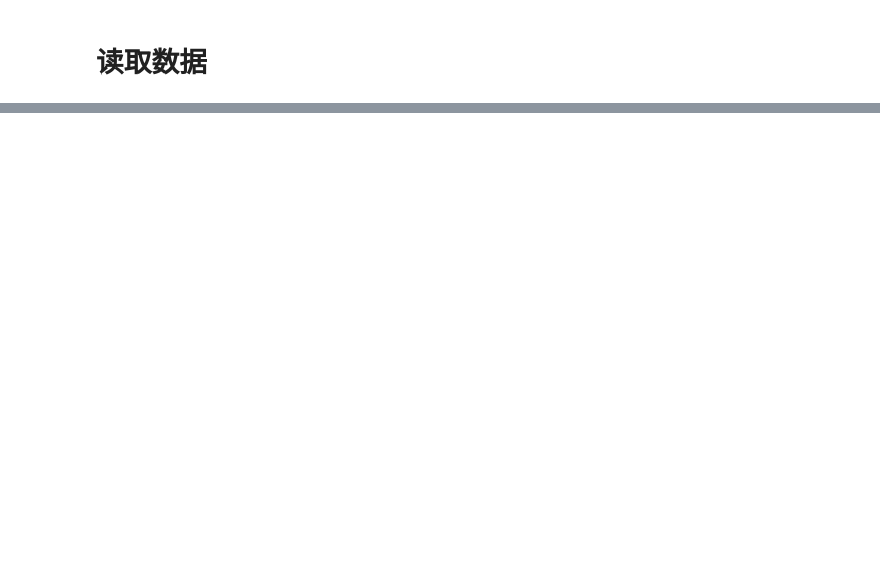
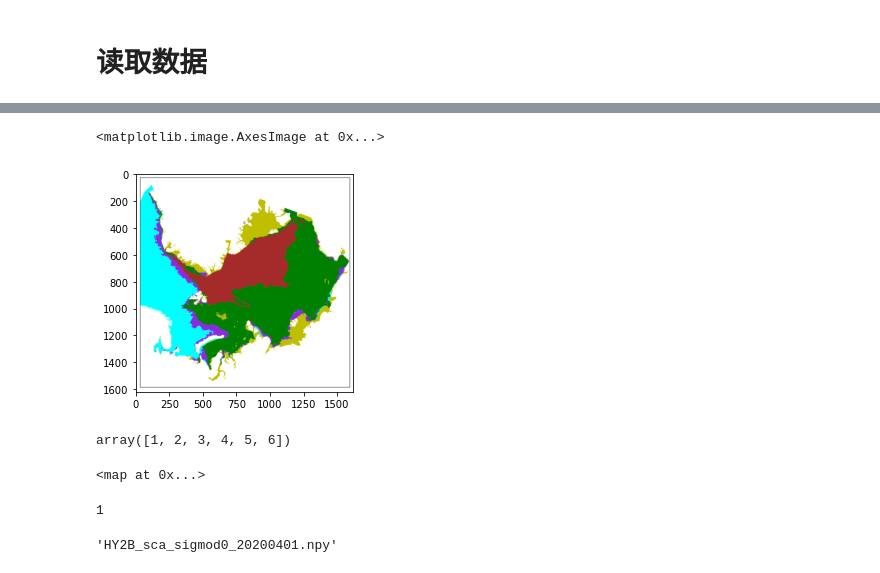
Before and after one commit to LittlematchLM/sea_ice_classification, a Jupyter notebook: train_test.ipynb, the cells around one changed output, grey strips where cells are left out. Drawn from its saved outputs; the diff is of its cells as text; code cells hidden in the pictures; blank space fills up the shorter version.

Commit message:
#20210426 change mask record

```diff
--- a/train_test.ipynb
+++ b/train_test.ipynb
@@ -52,0 +49,10 @@ mask_dir = r'E:\\python_workfile\\sea_ice_classification\\training\\mask\\'
+# %%
+train_dir = r'E:\python_workfile\sea_ice_classification\training1'
+
+sigmod0_img_dir = train_dir + r'\\data\\'
+aari_img_dir = train_dir + r'\\mask\\'
+osi_img_dir = train_dir + r'\\mask\\osisaf\\img\\'
+
+sigmod0_npy_dir = train_dir + r'\\sigmod0\\npy\\'
+aari_npy_dir = train_dir + r'\\mask\\aari\\npy\\'
+osisaf_npy_dir = train_dir + r'\\mask\\osisaf\\npy\\'
@@ -52,0 +90,5 @@ mask_dir = r'E:\\python_workfile\\sea_ice_classification\\training\\mask\\'
+# %%
+plt.imshow(np.load(aari_npy_files[0]))
+# %% [output]
+<matplotlib.image.AxesImage at 0x...>
+[figure, added]
@@ -52,0 +99,4 @@ mask_dir = r'E:\\python_workfile\\sea_ice_classification\\training\\mask\\'
+# %%
+vals
+# %% [output]
+array([1, 2, 3, 4, 5, 6])
@@ -52,0 +107,12 @@ mask_dir = r'E:\\python_workfile\\sea_ice_classification\\training\\mask\\'
+# %%
+map(lambda x:aari_dict[x], new_aari_array)
+# %% [output]
+<map at 0x...>
+# %%
+new_aari_array[0][0]
+# %% [output]
+1
+# %%
+sigmod0_npy_files[0].split('\\')[-1]
+# %% [output]
+'HY2B_sca_sigmod0_20200401.npy'
```
Also changed, not shown: parts of 19 cells of this notebook, 1 other file.
